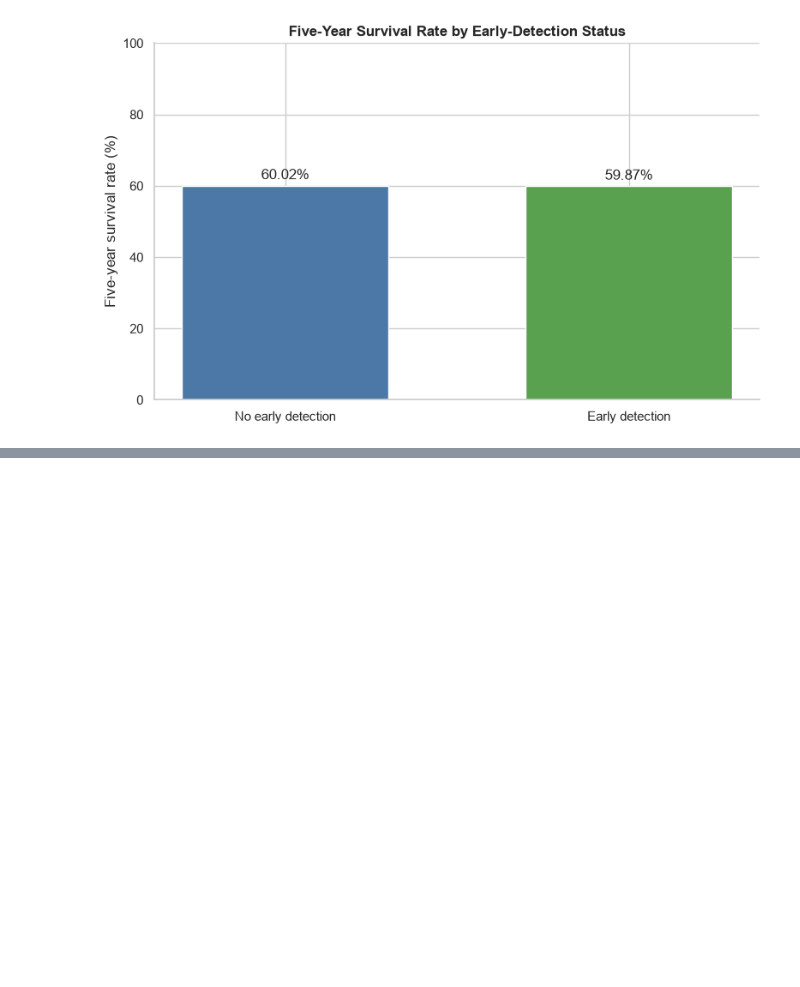
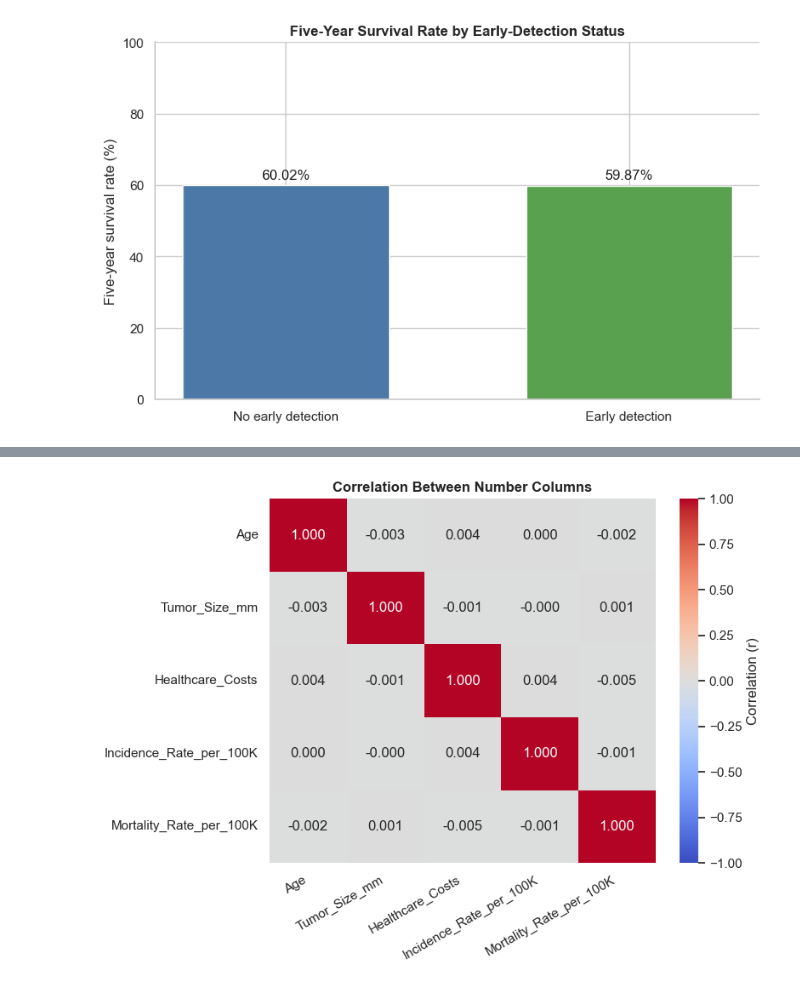
Before and after one commit to arunkulkarni95/602-project, a Jupyter notebook: Checkpoint_2_Preprocessing_EDA_SummaryStatistics.ipynb, the cells around one changed output, grey strips where cells are left out. Cells and saved outputs as stored; diff of their text form; code cells hidden in the pictures; blank space fills up the shorter version.

```diff
--- a/Checkpoint_2_Preprocessing_EDA_SummaryStatistics.ipynb
+++ b/Checkpoint_2_Preprocessing_EDA_SummaryStatistics.ipynb
@@ -319,0 +356,20 @@ Five-year survival was 60.02% without early detection and 59.87% with early dete
+# %%
+number_columns = [
+    "Age", "Tumor_Size_mm", "Healthcare_Costs",
+    "Incidence_Rate_per_100K", "Mortality_Rate_per_100K",
+]
+bonferroni_alpha = 0.05 / 10
+
+rows = []
+for first, second in combinations(number_columns, 2):
+    r, p = stats.pearsonr(df[first], df[second])
+    rows.append({
+        "Column 1": first,
+        "Column 2": second,
+        "r": round(r, 4),
+        "p_value": round(p, 4),
+        "Significant (0.05)": p < 0.05,
+        "Significant (0.005)": p < bonferroni_alpha,
+    })
+
+pd.DataFrame(rows).sort_values("p_value")
@@ -319,0 +388,12 @@ Five-year survival was 60.02% without early detection and 59.87% with early dete
+# %%
+corr_matrix = df[number_columns].corr()
+
+fig, ax = plt.subplots(figsize=(8, 6))
+sns.heatmap(corr_matrix, annot=True, fmt=".3f", cmap="coolwarm", vmin=-1, vmax=1,
+            cbar_kws={"label": "Correlation (r)"}, ax=ax)
+ax.set_title("Correlation Between Number Columns", weight="bold")
+plt.xticks(rotation=30, ha="right")
+plt.tight_layout()
+plt.show()
+# %% [output]
+[figure, added]
```
Also changed, not shown: parts of 19 cells of this notebook.
